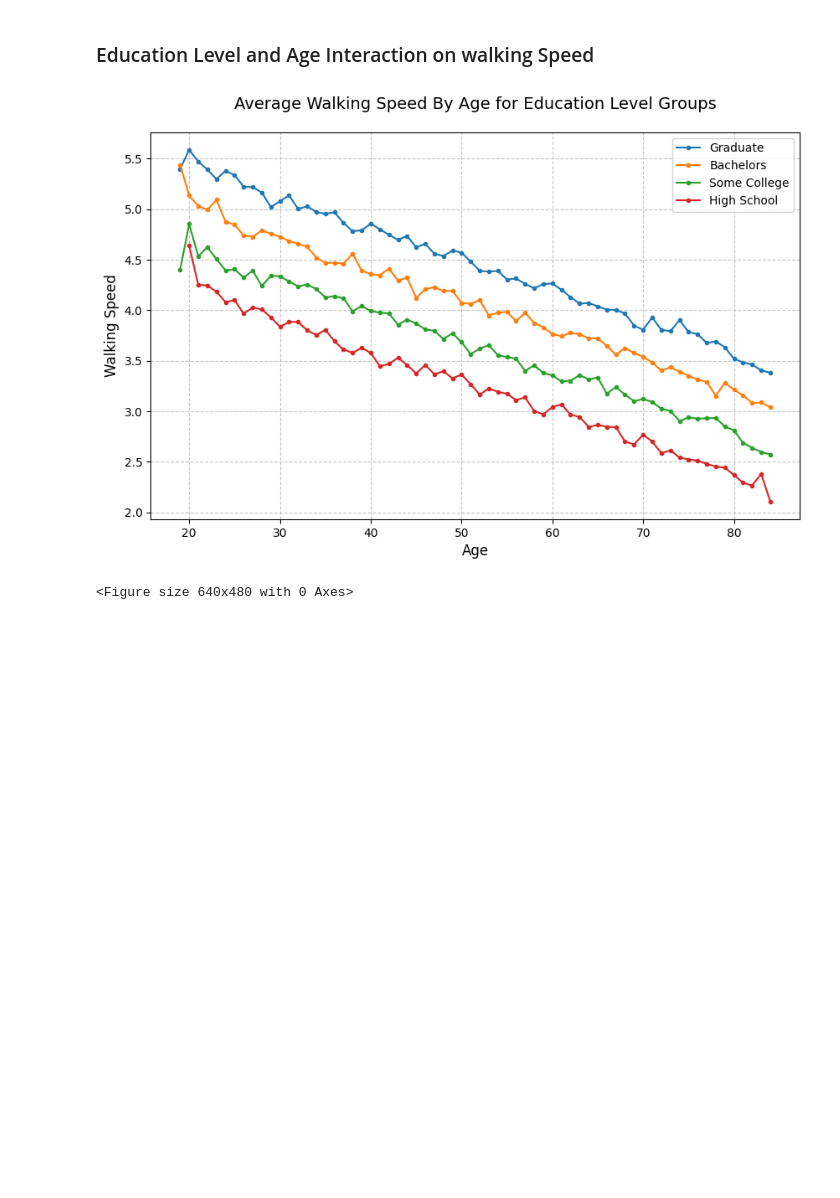
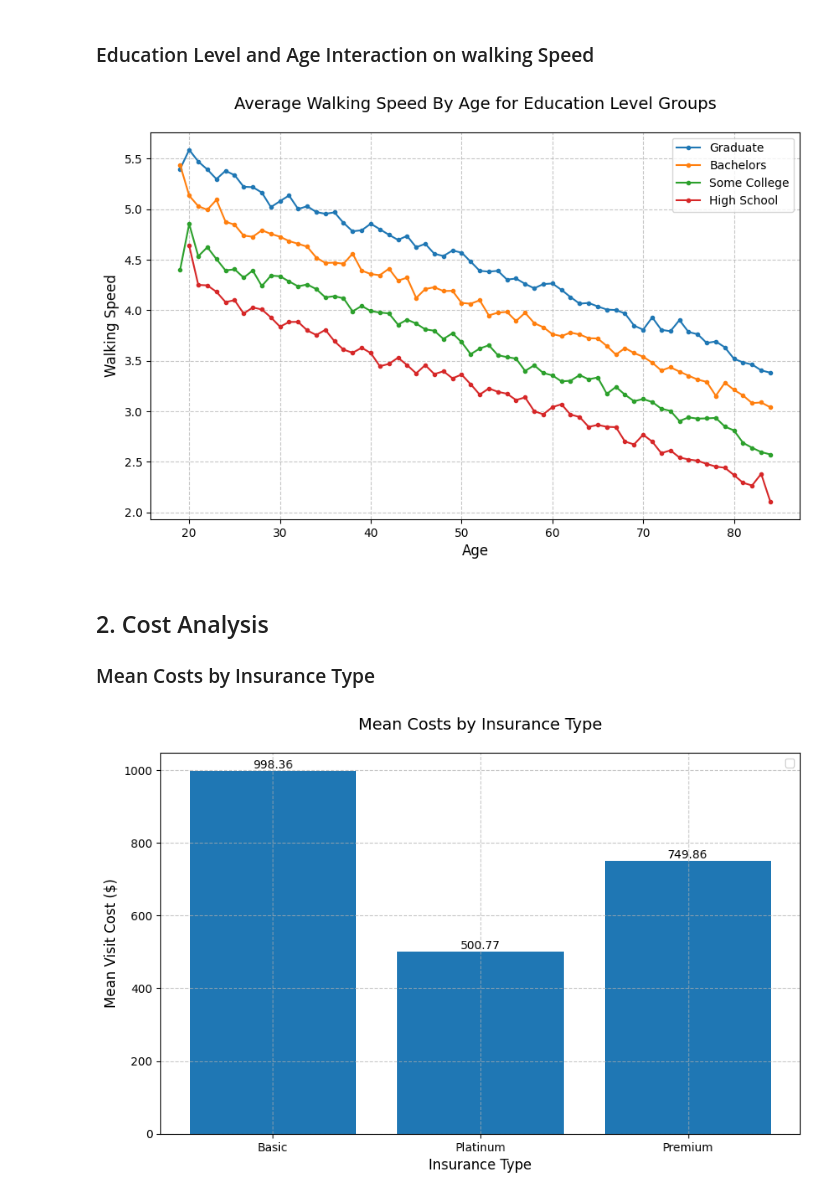
Before and after one commit to UCSF-DataSci/09-second-exam-hcheng25, a Jupyter notebook: visualize.ipynb, the cells around one changed output. Cells and saved outputs as stored; diff of their text form; code cells hidden in the pictures; blank space fills up the shorter version.

```diff
--- a/visualize.ipynb
+++ b/visualize.ipynb
@@ -85,7 +83,21 @@ plt.ylabel('Walking Speed', fontsize=12)
 plt.grid(True, linestyle='--', alpha=0.7)
 plt.legend(fontsize=10)
 plt.show()
-plt.clf()
 # %% [output]
 [figure]
-<Figure size 640x480 with 0 Axes>
+# %% [markdown]
+## 2. Cost Analysis
+
+### Mean Costs by Insurance Type
+# %%
+mean_costs = df.groupby('insurance')['visit_cost'].mean()
+plt.figure(figsize=(10,6))
+plt.bar_label(plt.bar(x=mean_costs.index.values, height=mean_costs), labels=round(mean_costs,2))
+plt.title('Mean Costs by Insurance Type', fontsize=14, pad=20)
+plt.xlabel('Insurance Type', fontsize=12)
+plt.ylabel('Mean Visit Cost ($)', fontsize=12)
+plt.grid(True, linestyle='--', alpha=0.7)
+plt.legend(fontsize=10)
+plt.show()
+# %% [output]
+[figure, added]
```
Also changed, not shown: parts of 2 cells of this notebook, 4 other files.
